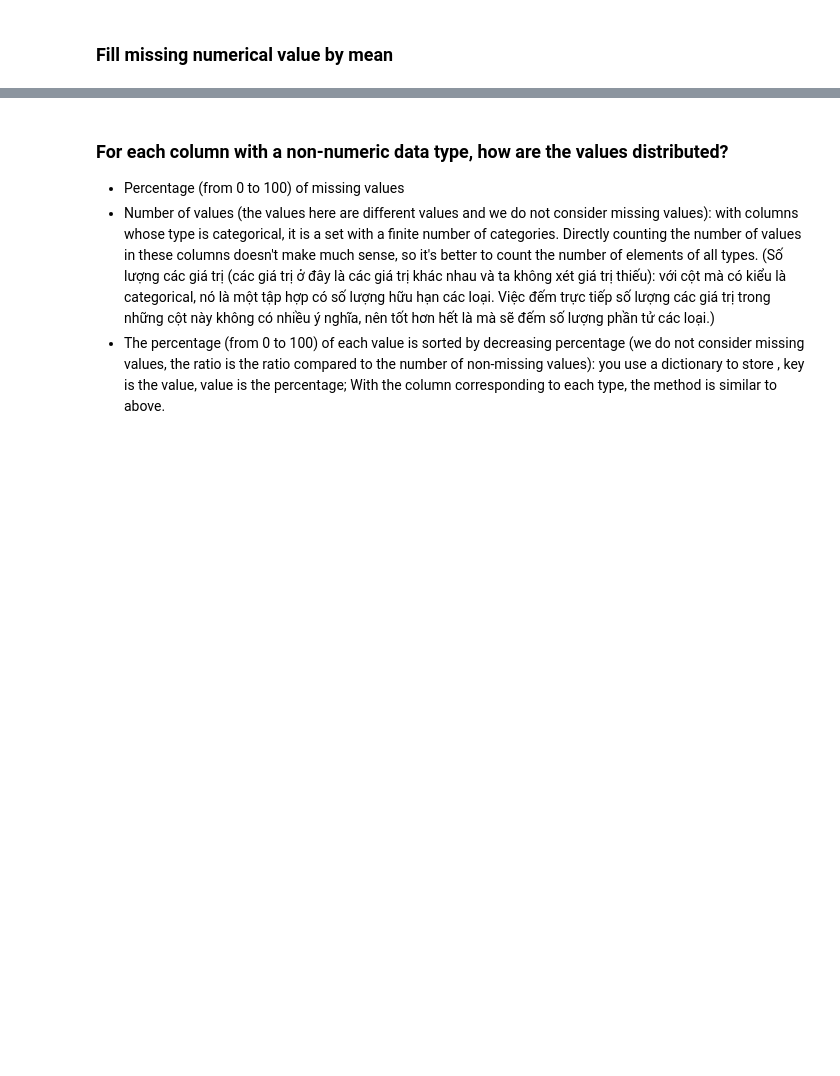
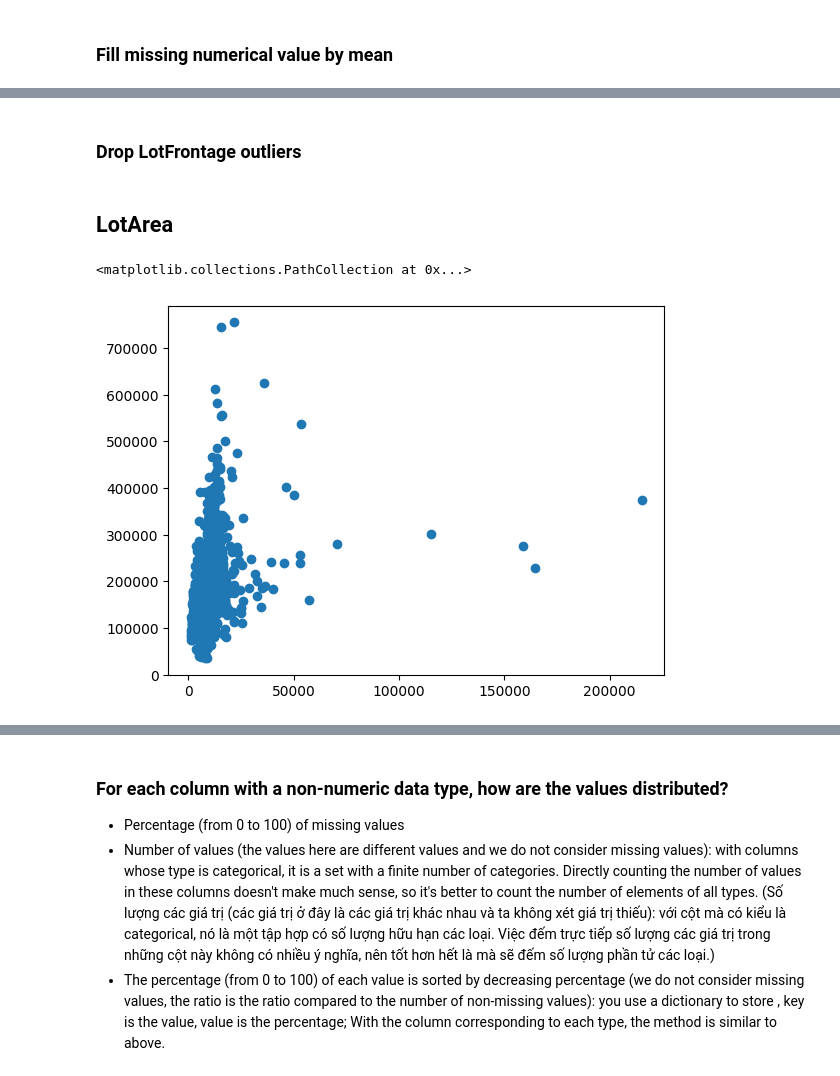
Before and after one commit to Hoangnhan1708/house-price-advanced-regression-techniques, a Jupyter notebook: notebooks/data-exploration.ipynb, the cells around one changed output, grey strips where cells are left out. Saved outputs shown, nothing was run; the diff lists cells and outputs as text; code cells hidden in the pictures; blank space fills up the shorter version.

```diff
--- a/notebooks/data-exploration.ipynb
+++ b/notebooks/data-exploration.ipynb
@@ -224,0 +270,15 @@ df_train = filling_missing_value_numerical(df_train)
+# %% [markdown]
+### Drop LotFrontage outliers
+# %%
+# Tìm các dòng có giá trị LotFrontage lớn hơn 300 và lấy index của chúng
+rows_to_drop = df_train.query('LotFrontage > 300').index
+
+# Xóa các dòng có index tương ứng
+df_train.drop(rows_to_drop, inplace=True)
+# %% [markdown]
+## LotArea
+# %%
+plt.scatter( x= 'LotArea',y ='SalePrice', data= df_train)
+# %% [output]
+<matplotlib.collections.PathCollection at 0x...>
+[figure, added]
```
Also changed, not shown: parts of 118 cells of this notebook, 2 other files.
